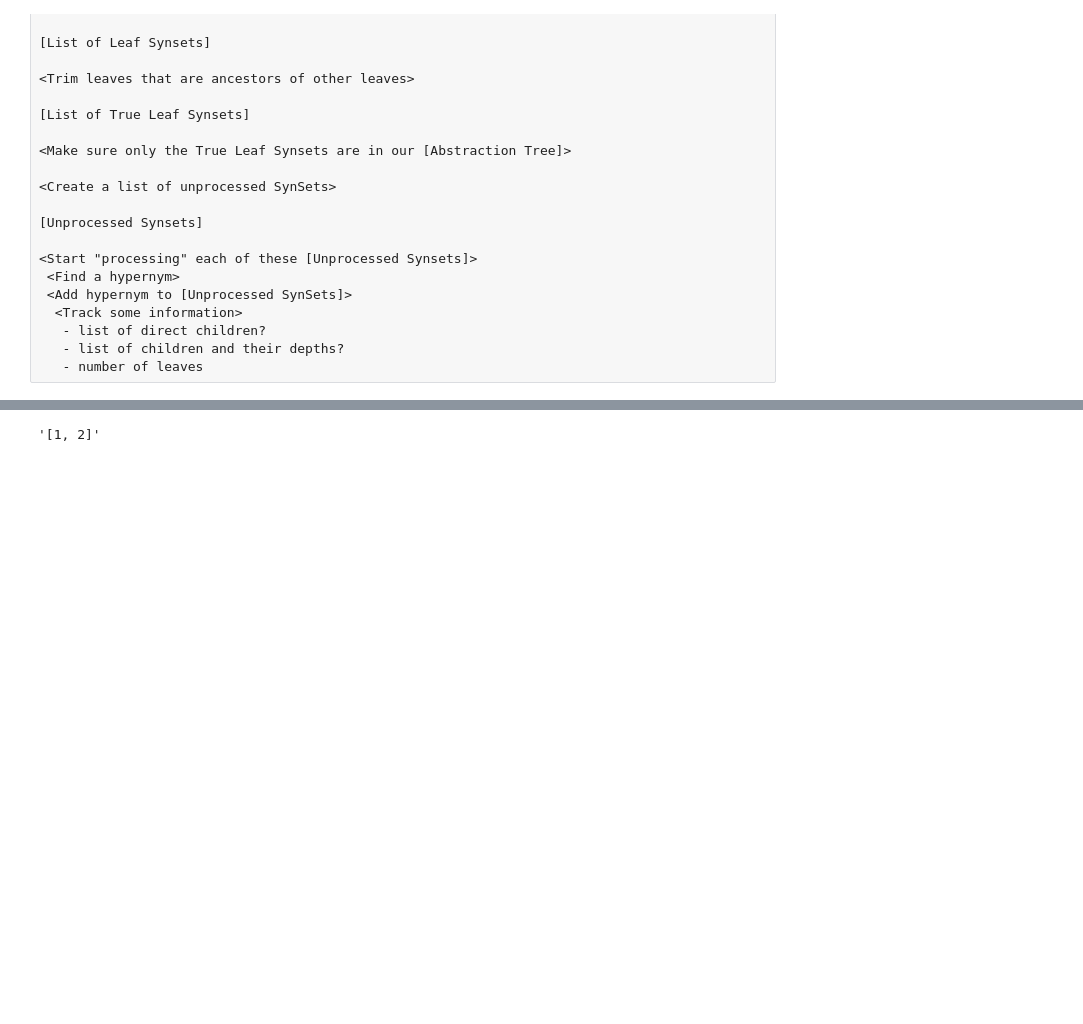
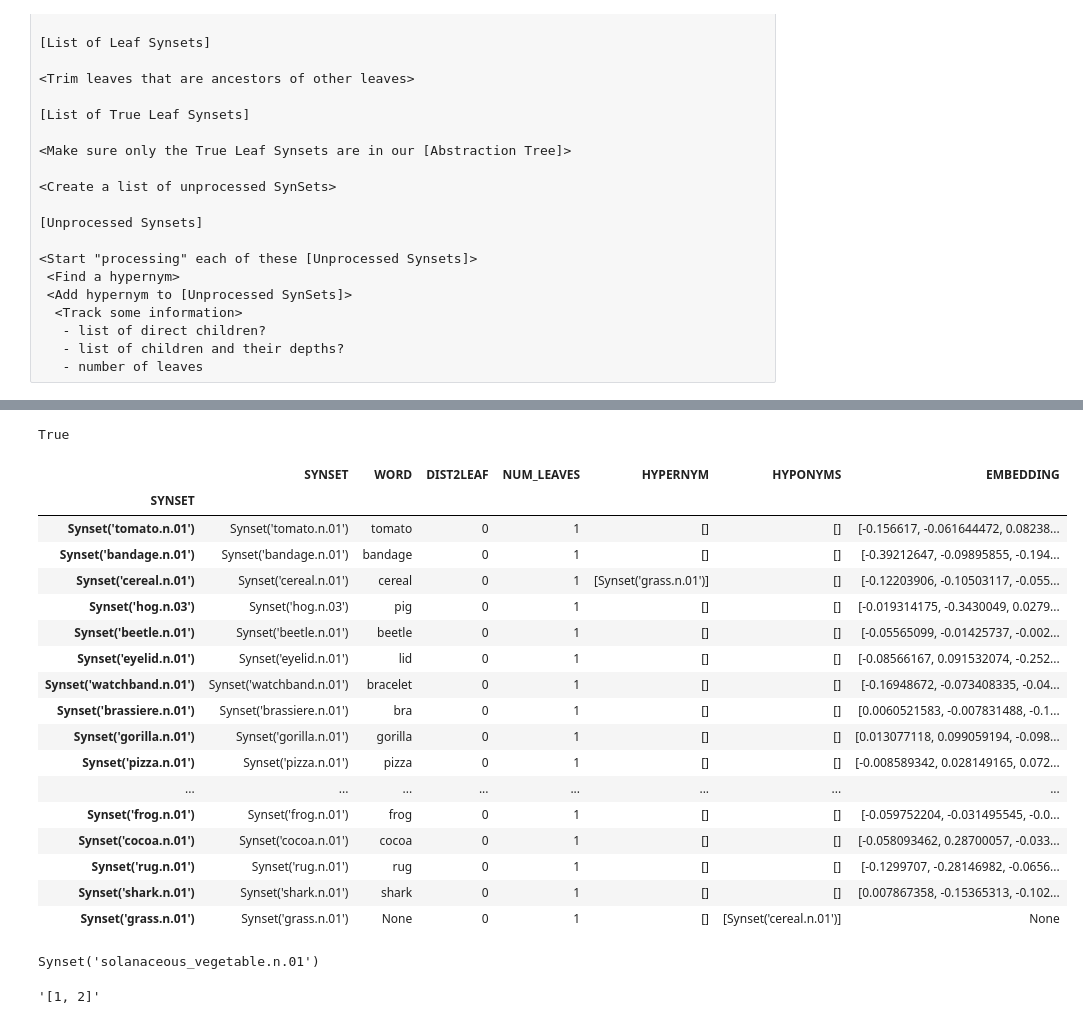
Before and after one commit to DanCrow-BSU/ConcreteAbstract, a Jupyter notebook: concrete-abstract.ipynb, the cells around one changed output, grey strips where cells are left out. Drawn from its saved outputs; the diff is of its cells as text; code cells hidden in the pictures; blank space fills up the shorter version.

Commit message:
Add 'build abstraction tree' code

```diff
--- a/concrete-abstract.ipynb
+++ b/concrete-abstract.ipynb
@@ -170,0 +236,44 @@ len(abstraction_tree)
+# %%
+h in abstraction_tree.SYNSET
+# %% [output]
+True
+# %%
+# Set DIST2LEAF
+s_dist = abstraction_tree.loc[s, 'DIST2LEAF']
+h_dist = abstraction_tree.loc[h, 'DIST2LEAF']
+if s_dist >= h_dist:
+    abstraction_tree.loc[h, 'DIST2LEAF'] = s_dist + 1
+# %%
+# Set NUM_LEAVES
+s_num_leaves = abstraction_tree.loc[s, 'NUM_LEAVES']
+h_num_leaves = abstraction_tree.loc[h, 'NUM_LEAVES']
+abstraction_tree.loc[h, 'NUM_LEAVES'] = h_num_leaves + s_num_leaves
+# %%
+abstraction_tree.loc[s, 'HYPERNYM'] = [h]
+# %%
+abstraction_tree.loc[h, 'HYPONYMS'].append(s)
+# %%
+abstraction_tree
+# %% [output]
+|  | SYNSET | WORD | DIST2LEAF | NUM_LEAVES | HYPERNYM | HYPONYMS | EMBEDDING |
+| SYNSET |  |  |  |  |  |  |  |
+| Synset('tomato.n.01') | Synset('tomato.n.01') | tomato | 0 | 1 | [] | [] | [-0.156617, -0.061644472, 0.08238... |
+| Synset('bandage.n.01') | Synset('bandage.n.01') | bandage | 0 | 1 | [] | [] | [-0.39212647, -0.09895855, -0.194... |
+| Synset('cereal.n.01') | Synset('cereal.n.01') | cereal | 0 | 1 | [Synset('grass.n.01')] | [] | [-0.12203906, -0.10503117, -0.055... |
+| Synset('hog.n.03') | Synset('hog.n.03') | pig | 0 | 1 | [] | [] | [-0.019314175, -0.3430049, 0.0279... |
+| Synset('beetle.n.01') | Synset('beetle.n.01') | beetle | 0 | 1 | [] | [] | [-0.05565099, -0.01425737, -0.002... |
+| Synset('eyelid.n.01') | Synset('eyelid.n.01') | lid | 0 | 1 | [] | [] | [-0.08566167, 0.091532074, -0.252... |
+| Synset('watchband.n.01') | Synset('watchband.n.01') | bracelet | 0 | 1 | [] | [] | [-0.16948672, -0.073408335, -0.04... |
+| Synset('brassiere.n.01') | Synset('brassiere.n.01') | bra | 0 | 1 | [] | [] | [0.0060521583, -0.007831488, -0.1... |
+| Synset('gorilla.n.01') | Synset('gorilla.n.01') | gorilla | 0 | 1 | [] | [] | [0.013077118, 0.099059194, -0.098... |
+| Synset('pizza.n.01') | Synset('pizza.n.01') | pizza | 0 | 1 | [] | [] | [-0.008589342, 0.028149165, 0.072... |
+| ... | ... | ... | ... | ... | ... | ... | ... |
+| Synset('frog.n.01') | Synset('frog.n.01') | frog | 0 | 1 | [] | [] | [-0.059752204, -0.031495545, -0.0... |
+| Synset('cocoa.n.01') | Synset('cocoa.n.01') | cocoa | 0 | 1 | [] | [] | [-0.058093462, 0.28700057, -0.033... |
+| Synset('rug.n.01') | Synset('rug.n.01') | rug | 0 | 1 | [] | [] | [-0.1299707, -0.28146982, -0.0656... |
+| Synset('shark.n.01') | Synset('shark.n.01') | shark | 0 | 1 | [] | [] | [0.007867358, -0.15365313, -0.102... |
+| Synset('grass.n.01') | Synset('grass.n.01') | None | 0 | 1 | [] | [Synset('cereal.n.01')] | None |
+# %%
+h
+# %% [output]
+Synset('solanaceous_vegetable.n.01')
```
Also changed, not shown: parts of 14 cells of this notebook, 2 other files.
